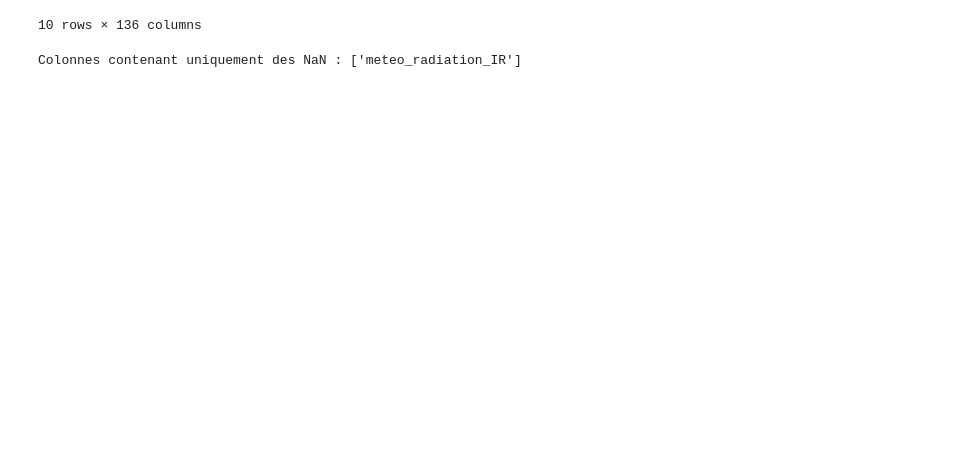
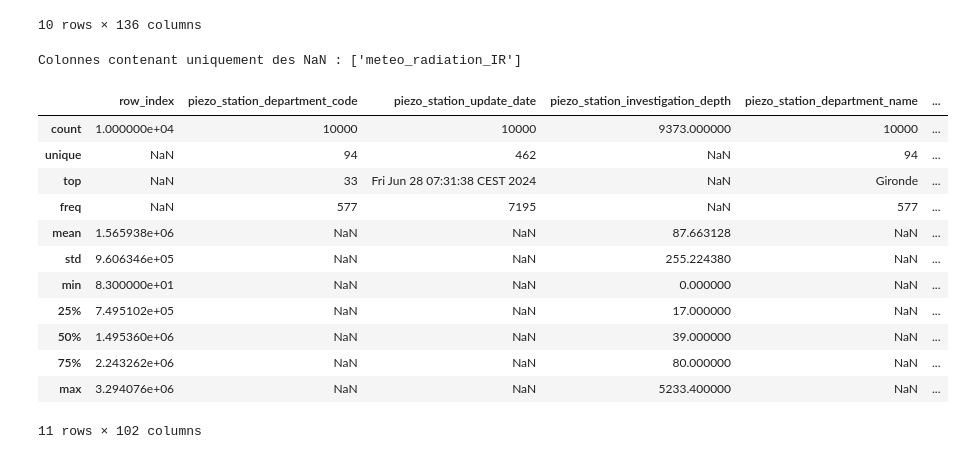
Before and after one commit to LaTurboTeam/HiParis5, a Jupyter notebook: Arold/exploration.ipynb, the cells around one changed output. Cells and saved outputs as stored; diff of their text form; code cells hidden in the pictures; blank space fills up the shorter version.

```diff
--- a/Arold/exploration.ipynb
+++ b/Arold/exploration.ipynb
@@ -66,0 +69,16 @@ Colonnes contenant uniquement des NaN : ['meteo_radiation_IR']
+# %%
+train_sample.describe(include='all')
+# %% [output]
+|  | row_index | piezo_station_department_code | piezo_station_update_date | piezo_station_investigation_depth | piezo_station_department_name | ... |
+| count | 1.000000e+04 | 10000 | 10000 | 9373.000000 | 10000 | ... |
+| unique | NaN | 94 | 462 | NaN | 94 | ... |
+| top | NaN | 33 | Fri Jun 28 07:31:38 CEST 2024 | NaN | Gironde | ... |
+| freq | NaN | 577 | 7195 | NaN | 577 | ... |
+| mean | 1.565938e+06 | NaN | NaN | 87.663128 | NaN | ... |
+| std | 9.606346e+05 | NaN | NaN | 255.224380 | NaN | ... |
+| min | 8.300000e+01 | NaN | NaN | 0.000000 | NaN | ... |
+| 25% | 7.495102e+05 | NaN | NaN | 17.000000 | NaN | ... |
+| 50% | 1.495360e+06 | NaN | NaN | 39.000000 | NaN | ... |
+| 75% | 2.243262e+06 | NaN | NaN | 80.000000 | NaN | ... |
+| max | 3.294076e+06 | NaN | NaN | 5233.400000 | NaN | ... |
+11 rows × 102 columns
```
Also changed, not shown: parts of 8 cells of this notebook.
